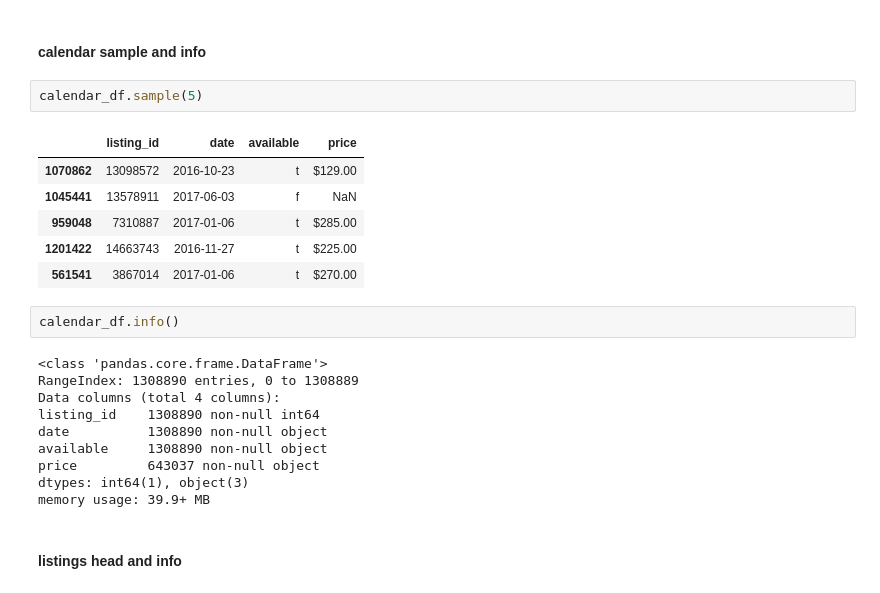
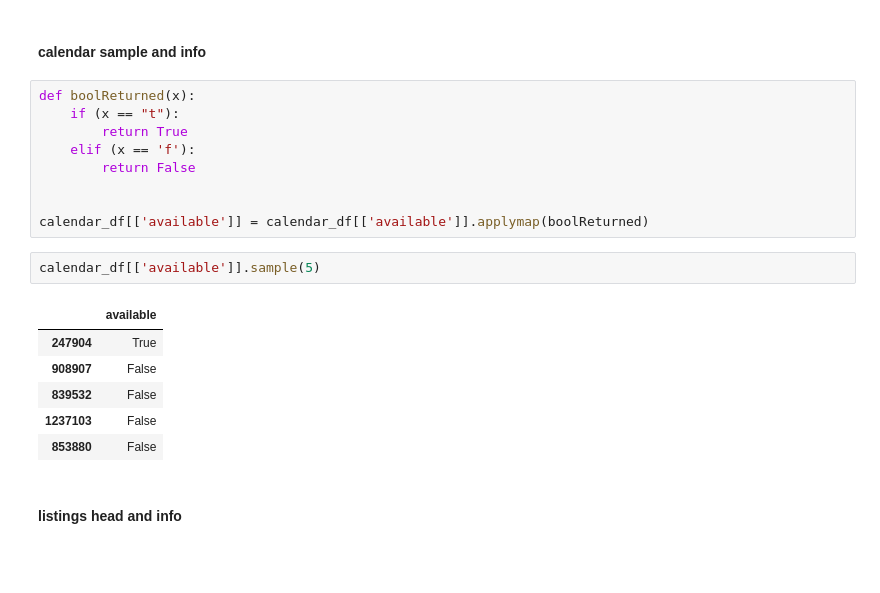
Before and after one commit to ahmedserag2/Airbnb-data-boston-seattle, a Jupyter notebook: boston/boston.ipynb, the cells around one changed output. Saved outputs shown, nothing was run; the diff lists cells and outputs as text; blank space fills up the shorter version.

```diff
--- a/boston/boston.ipynb
+++ b/boston/boston.ipynb
@@ -7,27 +7,24 @@ import numpy as np
 calendar_df = pd.read_csv('calendar.csv')
 # %% [markdown]
 #### calendar sample and info
+# %%
+def boolReturned(x):
+    if (x == "t"):
+        return True
+    elif (x == 'f'):
+        return False
+
+
+calendar_df[['available']] = calendar_df[['available']].applymap(boolReturned)
 # %%
-calendar_df.sample(5)
+calendar_df[['available']].sample(5)
 # %% [output]
-|  | listing_id | date | available | price |
-| 1070862 | 13098572 | 2016-10-23 | t | $129.00 |
-| 1045441 | 13578911 | 2017-06-03 | f | NaN |
-| 959048 | 7310887 | 2017-01-06 | t | $285.00 |
-| 1201422 | 14663743 | 2016-11-27 | t | $225.00 |
-| 561541 | 3867014 | 2017-01-06 | t | $270.00 |
+|  | available |
+| 247904 | True |
+| 908907 | False |
+| 839532 | False |
+| 1237103 | False |
+| 853880 | False |
-# %%
-calendar_df.info()
-# %% [output]
-<class 'pandas.core.frame.DataFrame'>
-RangeIndex: 1308890 entries, 0 to 1308889
-Data columns (total 4 columns):
-listing_id    1308890 non-null int64
-date          1308890 non-null object
-available     1308890 non-null object
-price         643037 non-null object
-dtypes: int64(1), object(3)
-memory usage: 39.9+ MB
 # %% [markdown]
 #### listings head and info
 # %%
```
Also changed, not shown: parts of 30 cells of this notebook.
